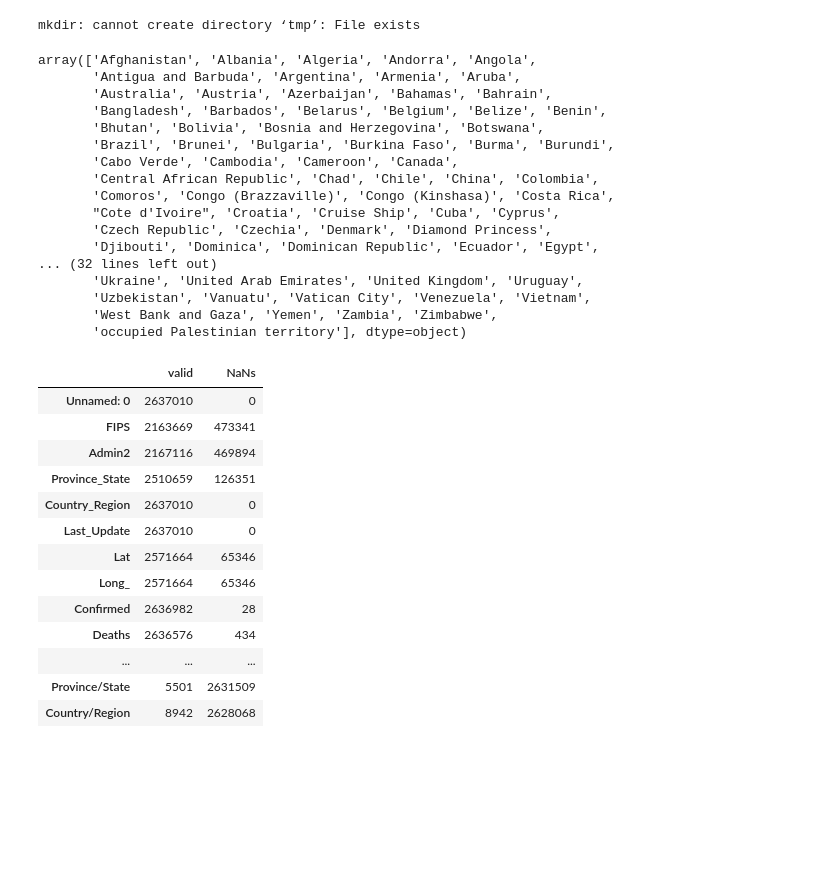
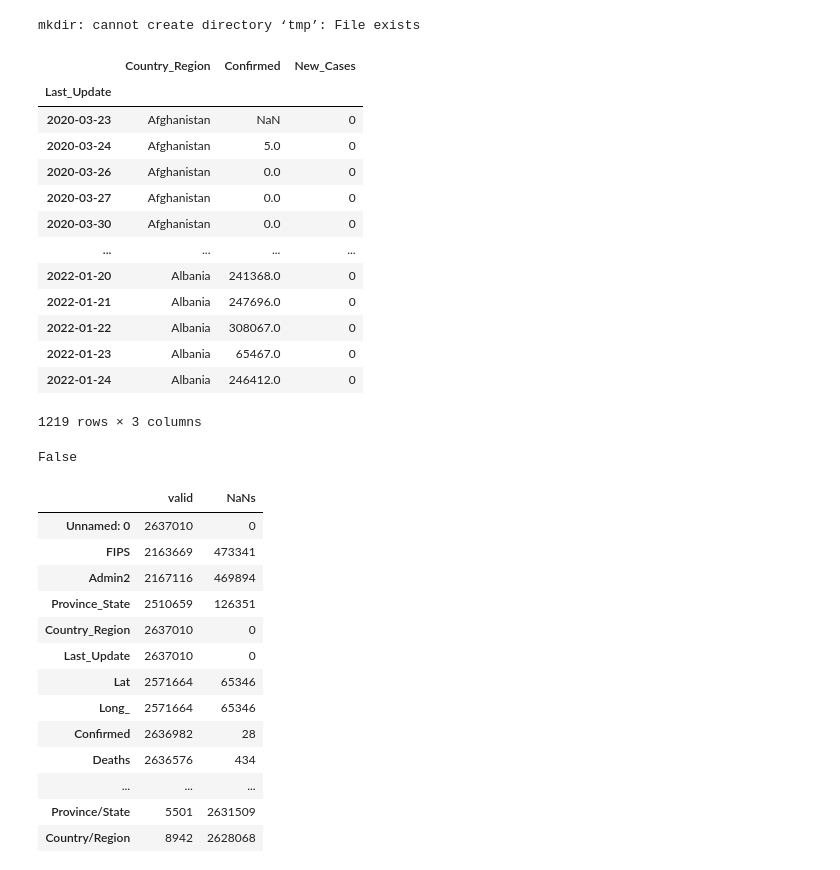
Before and after one commit to akitim/comptech-winter-school-2022_covid19-prediction, a Jupyter notebook: prepare_data.ipynb, the cells around one changed output. Cells and saved outputs as stored; diff of their text form; code cells hidden in the pictures; blank space fills up the shorter version.

Commit message:
new_cases в разработке

```diff
--- a/prepare_data.ipynb
+++ b/prepare_data.ipynb
@@ -5,6 +5,8 @@
 # %%
 import pandas as pd
 from pathlib import Path
+
+pd.set_option('display.max_rows', 200)
 # %%
 !git clone https://github.com/comptech-winter-school/covid19-prediction
 # %% [output]
@@ -66,30 +75,37 @@ data=(df
 )
 # %% [output]
 mkdir: cannot create directory ‘tmp’: File exists
+# %%
+data['New_Cases'] = 0
+data['Confirmed'] = data['Confirmed'].shift(1)
+# %%
+data[data['Country_Region'].isin(['Afghanistan', 'Albania'])]
+# %% [output]
+|  | Country_Region | Confirmed | New_Cases |
+| Last_Update |  |  |  |
+| 2020-03-23 | Afghanistan | NaN | 0 |
+| 2020-03-24 | Afghanistan | 5.0 | 0 |
+| 2020-03-26 | Afghanistan | 0.0 | 0 |
+| 2020-03-27 | Afghanistan | 0.0 | 0 |
+| 2020-03-30 | Afghanistan | 0.0 | 0 |
+| ... | ... | ... | ... |
+| 2022-01-20 | Albania | 241368.0 | 0 |
+| 2022-01-21 | Albania | 247696.0 | 0 |
+| 2022-01-22 | Albania | 308067.0 | 0 |
+| 2022-01-23 | Albania | 65467.0 | 0 |
+| 2022-01-24 | Albania | 246412.0 | 0 |
+1219 rows × 3 columns
 # %%
 # display(data)
-temp_df = pd.Dataframe()
+temp_df, df_ = pd.DataFrame(), pd.DataFrame()
 for country in data['Country_Region'].unique():
-    temp_df = data.loc[data['Country_Region'] == country, :]
-    temp_df['New_Cases'] = (temp_df['Confirmed'] - temp_df['Confirmed'].shift(1)).dropna()
+    temp_df = data.loc[data['Country_Region'] == country, :].copy()
+    temp_df.loc['New_Cases'] = (temp_df['Confirmed'] - temp_df['Confirmed'].shift(1)).dropna()
+    df_ = pd.concat([df_, temp_df], axis=0)
-# %% [output]
-array(['Afghanistan', 'Albania', 'Algeria', 'Andorra', 'Angola',
-       'Antigua and Barbuda', 'Argentina', 'Armenia', 'Aruba',
-       'Australia', 'Austria', 'Azerbaijan', 'Bahamas', 'Bahrain',
-       'Bangladesh', 'Barbados', 'Belarus', 'Belgium', 'Belize', 'Benin',
-       'Bhutan', 'Bolivia', 'Bosnia and Herzegovina', 'Botswana',
-       'Brazil', 'Brunei', 'Bulgaria', 'Burkina Faso', 'Burma', 'Burundi',
-       'Cabo Verde', 'Cambodia', 'Cameroon', 'Canada',
-       'Central African Republic', 'Chad', 'Chile', 'China', 'Colombia',
-       'Comoros', 'Congo (Brazzaville)', 'Congo (Kinshasa)', 'Costa Rica',
-       "Cote d'Ivoire", 'Croatia', 'Cruise Ship', 'Cuba', 'Cyprus',
-       'Czech Republic', 'Czechia', 'Denmark', 'Diamond Princess',
-       'Djibouti', 'Dominica', 'Dominican Republic', 'Ecuador', 'Egypt',
-... (32 lines left out)
-       'Ukraine', 'United Arab Emirates', 'United Kingdom', 'Uruguay',
-       'Uzbekistan', 'Vanuatu', 'Vatican City', 'Venezuela', 'Vietnam',
-       'West Bank and Gaza', 'Yemen', 'Zambia', 'Zimbabwe',
-       'occupied Palestinian territory'], dtype=object)
+# %%
+any(data['Confirmed'].isna())
+# %% [output]
+False
 # %%
 def df_nans_calc(df):
     valid_se = (~df.isna()).sum(axis=0)
```
Also changed, not shown: parts of 1 cell of this notebook.
